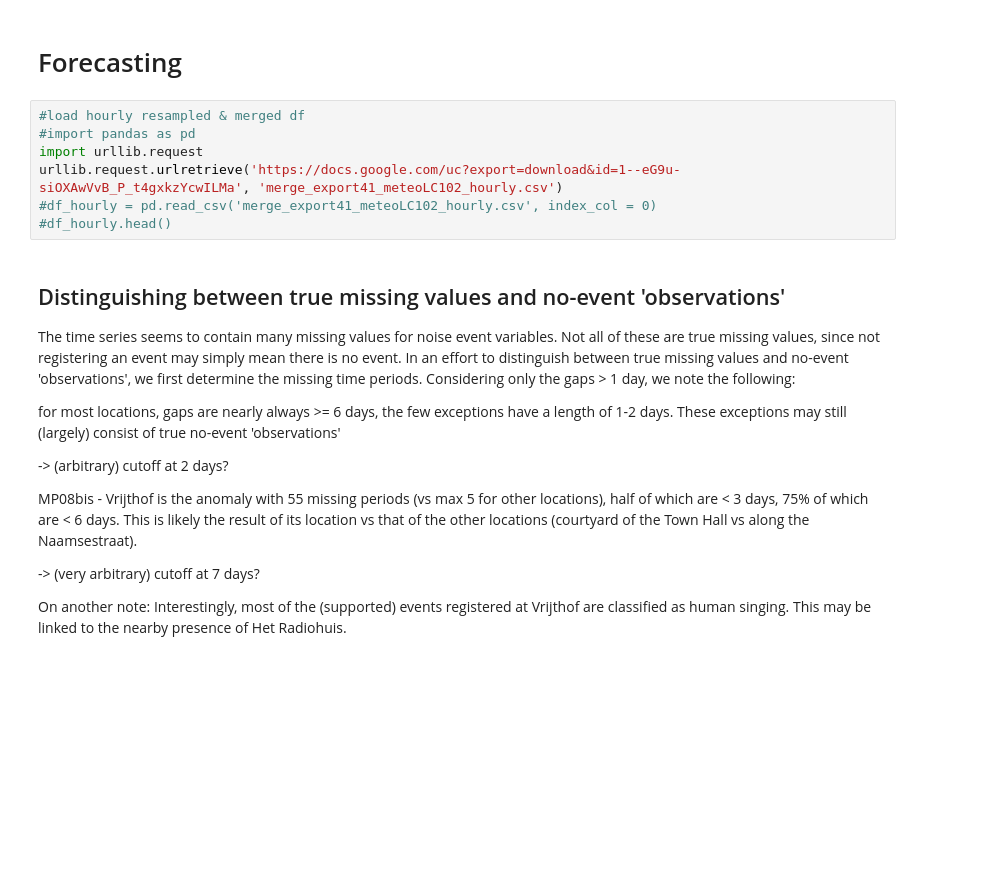
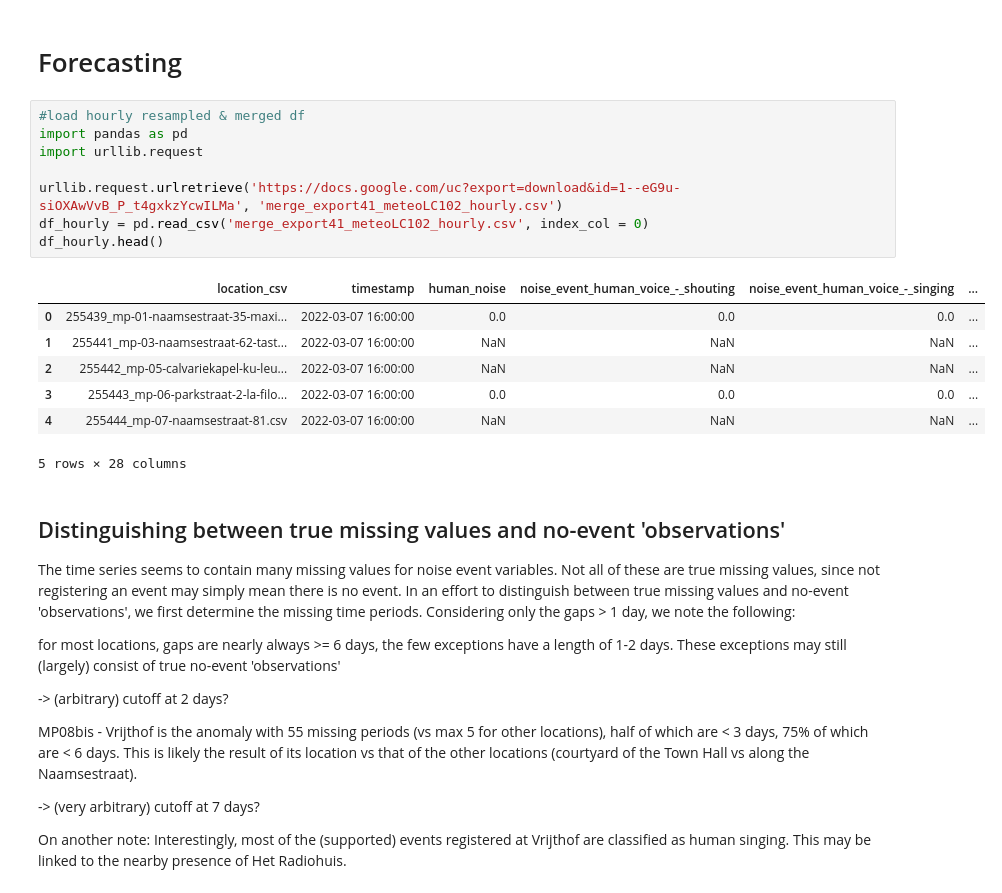
Before and after one commit to uac35/MDA, a Jupyter notebook: MDA/notebooks/Forecasting.ipynb, the cells around one changed output. Cells and saved outputs as stored; diff of their text form; blank space fills up the shorter version.

```diff
--- a/MDA/notebooks/Forecasting.ipynb
+++ b/MDA/notebooks/Forecasting.ipynb
@@ -2,11 +2,20 @@
 # Forecasting
 # %%
 #load hourly resampled & merged df
-#import pandas as pd
+import pandas as pd
 import urllib.request
+
 urllib.request.urlretrieve('https://docs.google.com/uc?export=download&id=1--eG9u-siOXAwVvB_P_t4gxkzYcwILMa', 'merge_export41_meteoLC102_hourly.csv')
-#df_hourly = pd.read_csv('merge_export41_meteoLC102_hourly.csv', index_col = 0)
-#df_hourly.head()
+df_hourly = pd.read_csv('merge_export41_meteoLC102_hourly.csv', index_col = 0)
+df_hourly.head()
+# %% [output]
+|  | location_csv | timestamp | human_noise | noise_event_human_voice_-_shouting | noise_event_human_voice_-_singing | ... |
+| 0 | 255439_mp-01-naamsestraat-35-maxi... | 2022-03-07 16:00:00 | 0.0 | 0.0 | 0.0 | ... |
+| 1 | 255441_mp-03-naamsestraat-62-tast... | 2022-03-07 16:00:00 | NaN | NaN | NaN | ... |
+| 2 | 255442_mp-05-calvariekapel-ku-leu... | 2022-03-07 16:00:00 | NaN | NaN | NaN | ... |
+| 3 | 255443_mp-06-parkstraat-2-la-filo... | 2022-03-07 16:00:00 | 0.0 | 0.0 | 0.0 | ... |
+| 4 | 255444_mp-07-naamsestraat-81.csv | 2022-03-07 16:00:00 | NaN | NaN | NaN | ... |
+5 rows × 28 columns
 # %% [markdown]
 ## Distinguishing between true missing values and no-event 'observations'
 The time series seems to contain many missing values for noise event variables. Not all of these are true missing values, since not registering an event may simply mean there is no event. In an effort to distinguish between true missing values and no-event 'observations', we first determine the missing time periods. Considering only the gaps > 1 day, we note the following:
```
Also changed, not shown: parts of 4 cells of this notebook.
